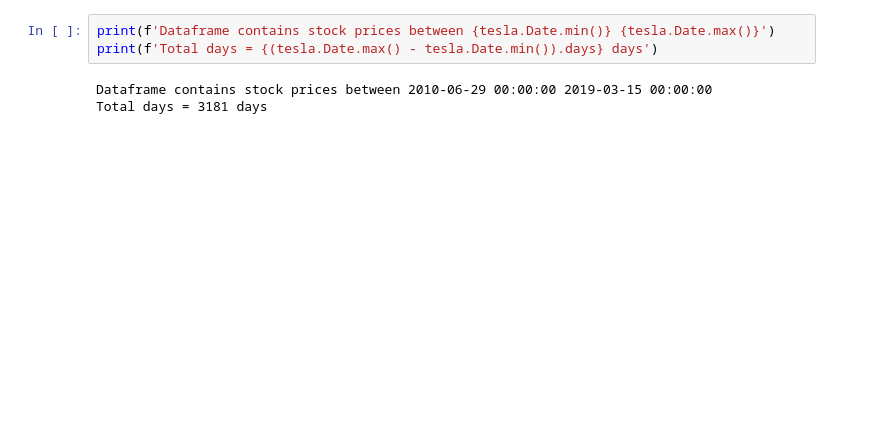
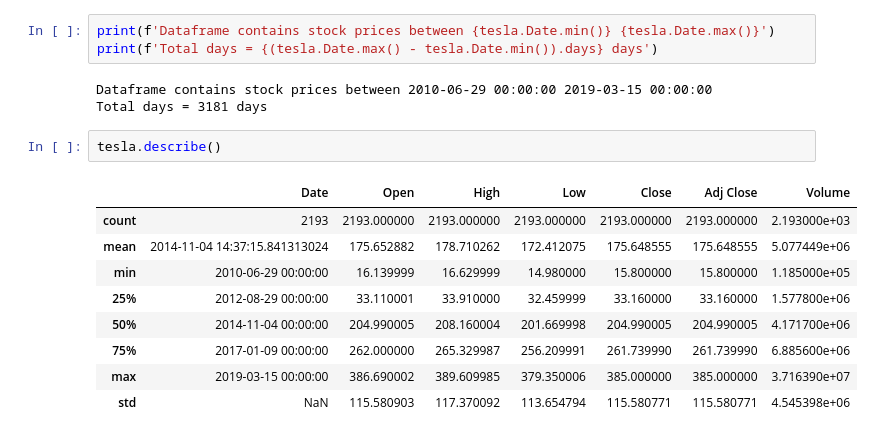
Before and after one commit to KAgarwalCodeBase/MachineLearning, a Jupyter notebook: stock-price-prediction/TeslaStockPricePrediction.ipynb, the cells around one changed output. Cells and saved outputs as stored; diff of their text form; blank space fills up the shorter version.

```diff
--- a/stock-price-prediction/TeslaStockPricePrediction.ipynb
+++ b/stock-price-prediction/TeslaStockPricePrediction.ipynb
@@ -46,3 +48,15 @@ print(f'Total days = {(tesla.Date.max() - tesla.Date.min()).days} days')
 # %% [output]
 Dataframe contains stock prices between 2010-06-29 00:00:00 2019-03-15 00:00:00
 Total days = 3181 days
+# %%
+tesla.describe()
+# %% [output]
+|  | Date | Open | High | Low | Close | Adj Close | Volume |
+| count | 2193 | 2193.000000 | 2193.000000 | 2193.000000 | 2193.000000 | 2193.000000 | 2.193000e+03 |
+| mean | 2014-11-04 14:37:15.841313024 | 175.652882 | 178.710262 | 172.412075 | 175.648555 | 175.648555 | 5.077449e+06 |
+| min | 2010-06-29 00:00:00 | 16.139999 | 16.629999 | 14.980000 | 15.800000 | 15.800000 | 1.185000e+05 |
+| 25% | 2012-08-29 00:00:00 | 33.110001 | 33.910000 | 32.459999 | 33.160000 | 33.160000 | 1.577800e+06 |
+| 50% | 2014-11-04 00:00:00 | 204.990005 | 208.160004 | 201.669998 | 204.990005 | 204.990005 | 4.171700e+06 |
+| 75% | 2017-01-09 00:00:00 | 262.000000 | 265.329987 | 256.209991 | 261.739990 | 261.739990 | 6.885600e+06 |
+| max | 2019-03-15 00:00:00 | 386.690002 | 389.609985 | 379.350006 | 385.000000 | 385.000000 | 3.716390e+07 |
+| std | NaN | 115.580903 | 117.370092 | 113.654794 | 115.580771 | 115.580771 | 4.545398e+06 |
```
Also changed, not shown: parts of 4 cells of this notebook.
